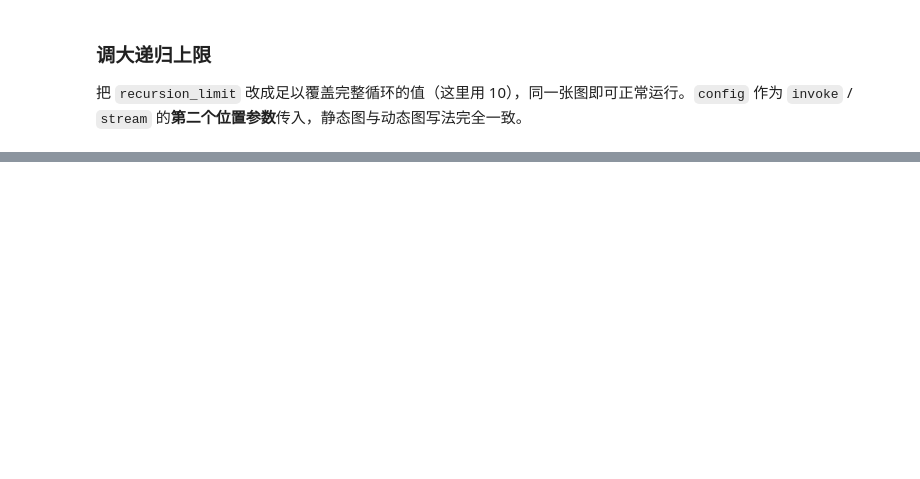
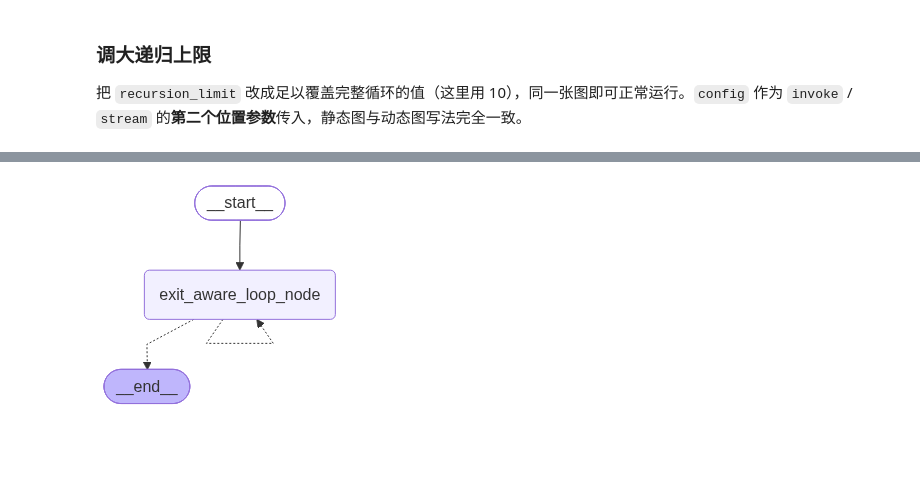
Before and after one commit to DeltaV235/Learning-Notes, a Jupyter notebook: 41-langgraph/langgraph-tutorial/chapter-02-flow-control/04-loop-control.ipynb, the cells around one changed output, grey strips where cells are left out. Drawn from its saved outputs; the diff is of its cells as text; code cells hidden in the pictures; blank space fills up the shorter version.

```diff
--- a/41-langgraph/langgraph-tutorial/chapter-02-flow-control/04-loop-control.ipynb
+++ b/41-langgraph/langgraph-tutorial/chapter-02-flow-control/04-loop-control.ipynb
@@ -393,0 +486,4 @@ print(result["final_answer"])
+# %%
+display(exit_aware_graph)
+# %% [output]
+[figure, added]
```
Also changed, not shown: parts of 8 cells of this notebook.
